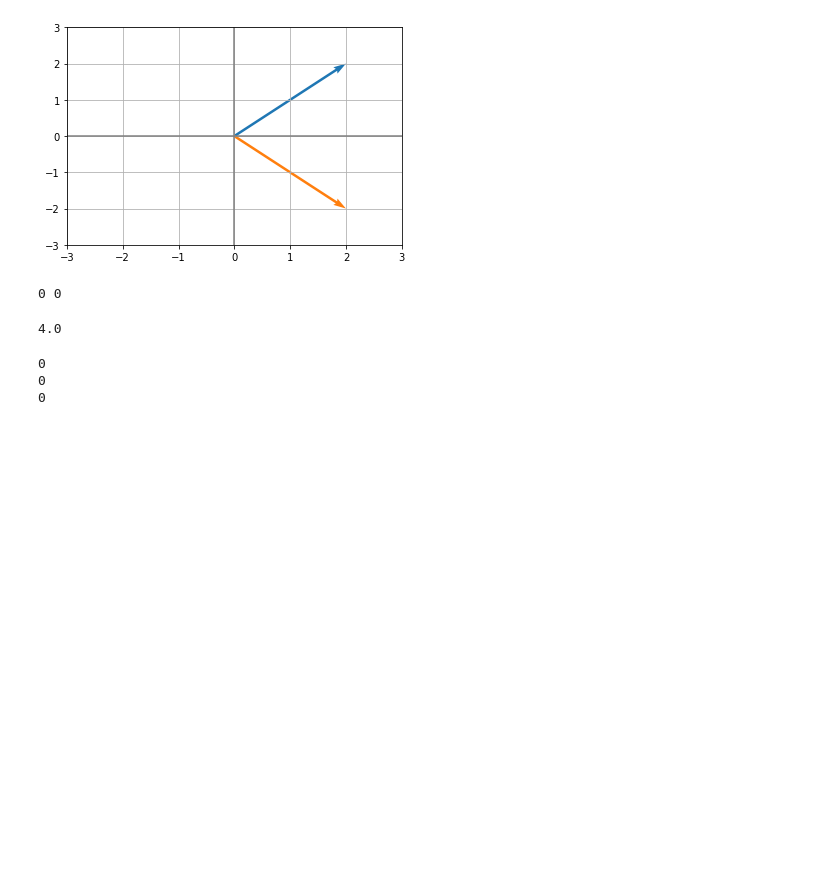
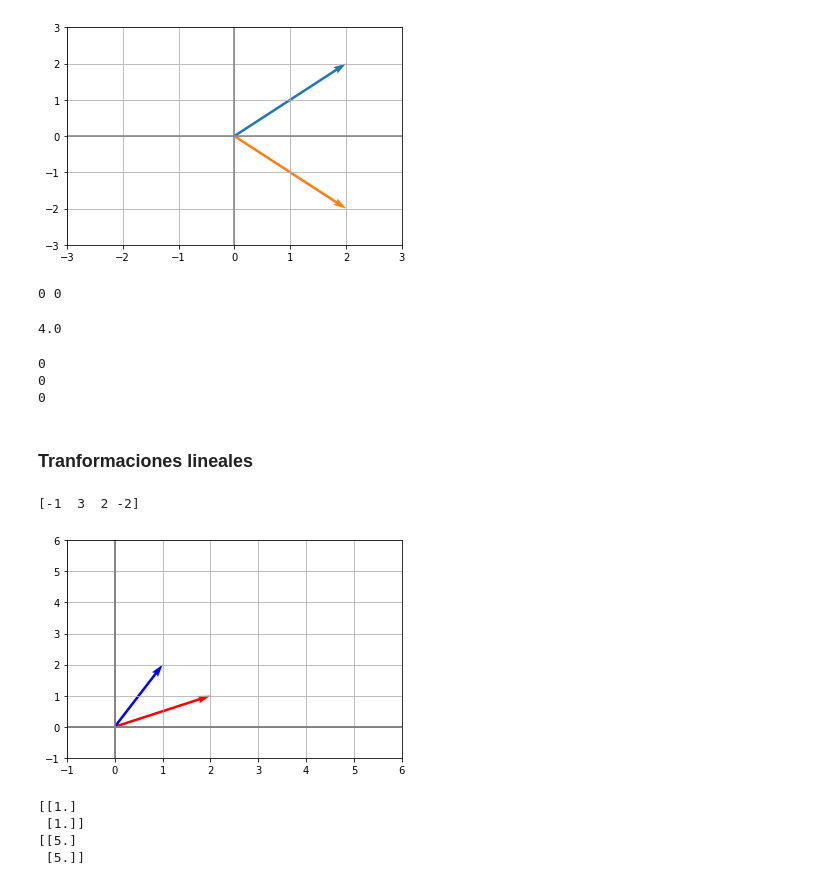
Before and after one commit to fegonzalez7/ml-py, a Jupyter notebook: linearAlgebra.ipynb, the cells around one changed output. Drawn from its saved outputs; the diff is of its cells as text; code cells hidden in the pictures; blank space fills up the shorter version.

```diff
--- a/linearAlgebra.ipynb
+++ b/linearAlgebra.ipynb
@@ -288,3 +288,30 @@ print(u.dot(v.T))
 0
 0
 0
+# %% [markdown]
+### Tranformaciones lineales
+# %%
+mat = np.array([[-1,3],[2,-2]])
+vec = np.array([[2],[1]])
+print(mat.flatten()) # Conversion de matriz a vector, se puede reordenar usando reshape
+vec_mod = mat.dot(vec)
+graphVec(vec)
+graphVec(vec_mod,'b')
+plt.xlim(-1,6)
+plt.ylim(-1,6)
+plt.grid()
+# %% [output]
+[-1  3  2 -2]
+[figure, added]
+# %%
+# Autovectores
+X = np.array([[3,2],[4,1]])
+v = np.ones((2,1))
+print(v)
+u = X.dot(v)
+print(u)
+# %% [output]
+[[1.]
+ [1.]]
+[[5.]
+ [5.]]
```
Also changed, not shown: parts of 9 cells of this notebook, 1 other file.
